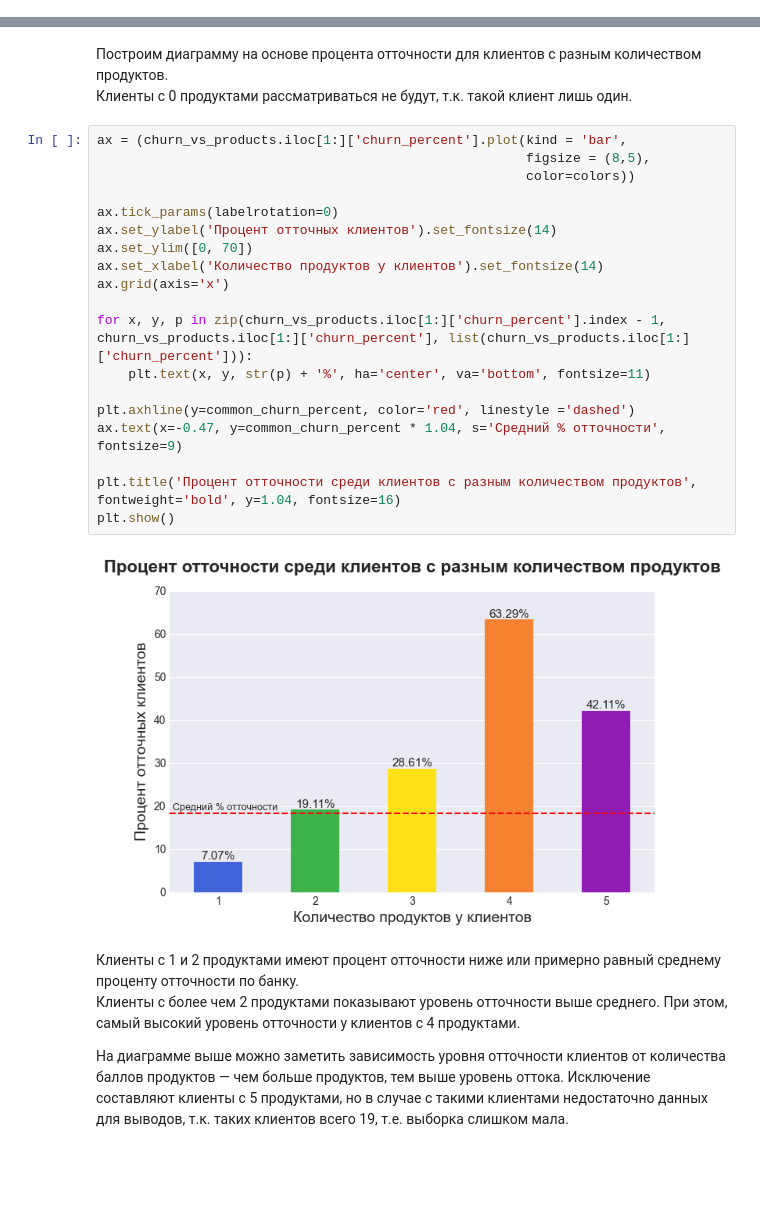
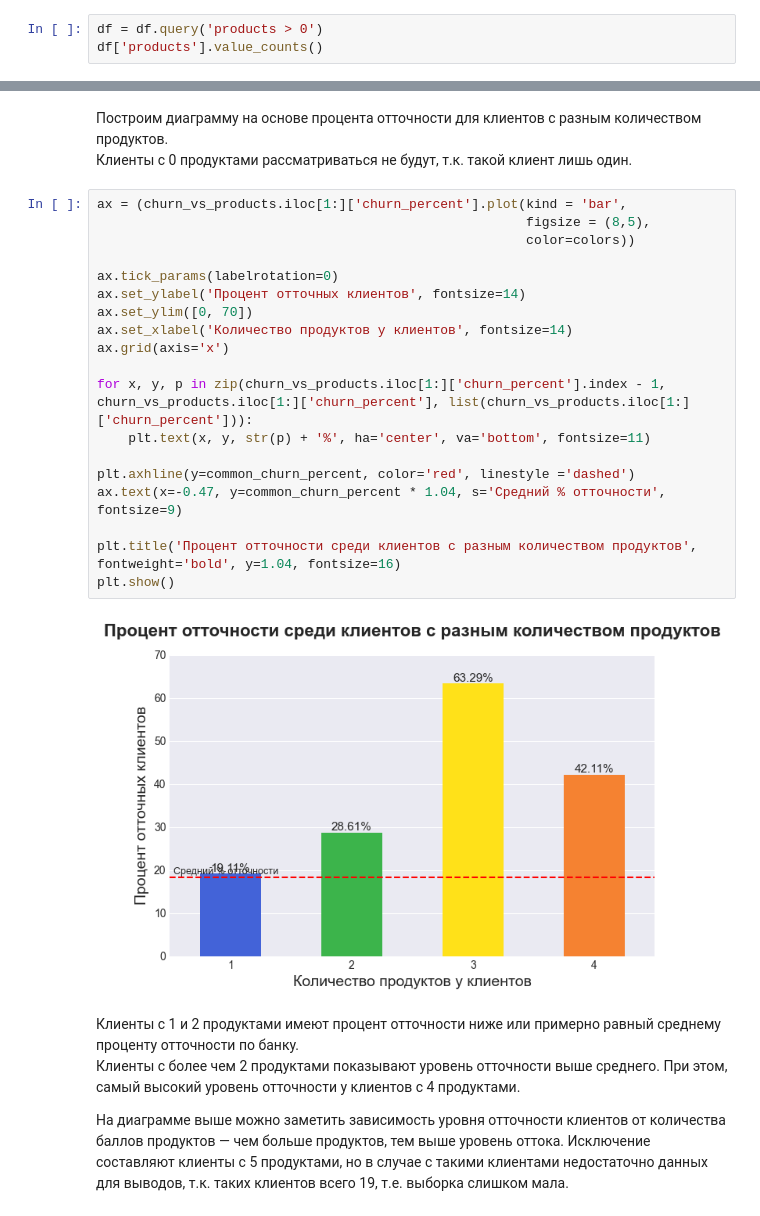
Before and after one commit to SavelevD/Data_analyst_portfolio, a Jupyter notebook: Yandex_DA/Churn_users/Churn_users.ipynb, the cells around one changed output, grey strips where cells are left out. Saved outputs shown, nothing was run; the diff lists cells and outputs as text; blank space fills up the shorter version.

```diff
--- a/Yandex_DA/Churn_users/Churn_users.ipynb
+++ b/Yandex_DA/Churn_users/Churn_users.ipynb
@@ -338,0 +343,3 @@ df[df['products'] == 0]
+# %%
+df = df.query('products > 0')
+df['products'].value_counts()
@@ -920,24 +936,24 @@ churn_vs_products
 # %%
 ax = (churn_vs_products.iloc[1:]['churn_percent'].plot(kind = 'bar',
                                                        figsize = (8,5),
                                                        color=colors))
 
 ax.tick_params(labelrotation=0)
-ax.set_ylabel('Процент отточных клиентов').set_fontsize(14)
+ax.set_ylabel('Процент отточных клиентов', fontsize=14)
 ax.set_ylim([0, 70])
-ax.set_xlabel('Количество продуктов у клиентов').set_fontsize(14)
+ax.set_xlabel('Количество продуктов у клиентов', fontsize=14)
 ax.grid(axis='x')
 
 for x, y, p in zip(churn_vs_products.iloc[1:]['churn_percent'].index - 1, churn_vs_products.iloc[1:]['churn_percent'], list(churn_vs_products.iloc[1:]['churn_percent'])):
     plt.text(x, y, str(p) + '%', ha='center', va='bottom', fontsize=11)
 
 plt.axhline(y=common_churn_percent, color='red', linestyle ='dashed')
 ax.text(x=-0.47, y=common_churn_percent * 1.04, s='Средний % отточности', fontsize=9)
 
 plt.title('Процент отточности среди клиентов с разным количеством продуктов', fontweight='bold', y=1.04, fontsize=16)
 plt.show()
 # %% [output]
-[figure, old version]
+[figure, new version]
 # %% [markdown]
 Клиенты с 1 и 2 продуктами имеют процент отточности ниже или примерно равный среднему проценту отточности по банку.
 Клиенты с более чем 2 продуктами показывают уровень отточности выше среднего. При этом, самый высокий уровень отточности у клиентов с 4 продуктами.
```
Also changed, not shown: parts of 141 cells of this notebook, 1 other file.
